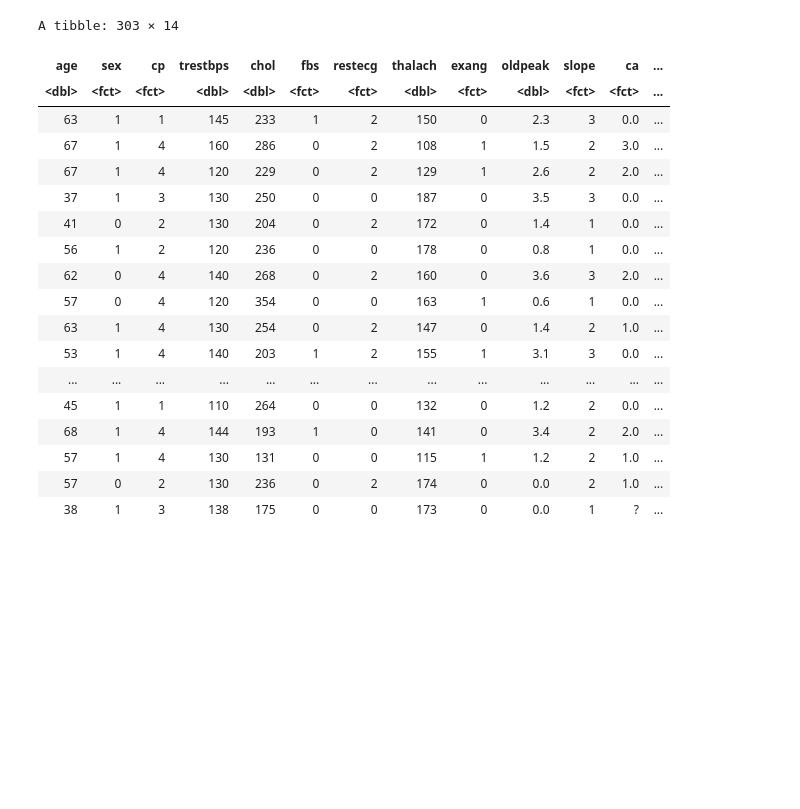
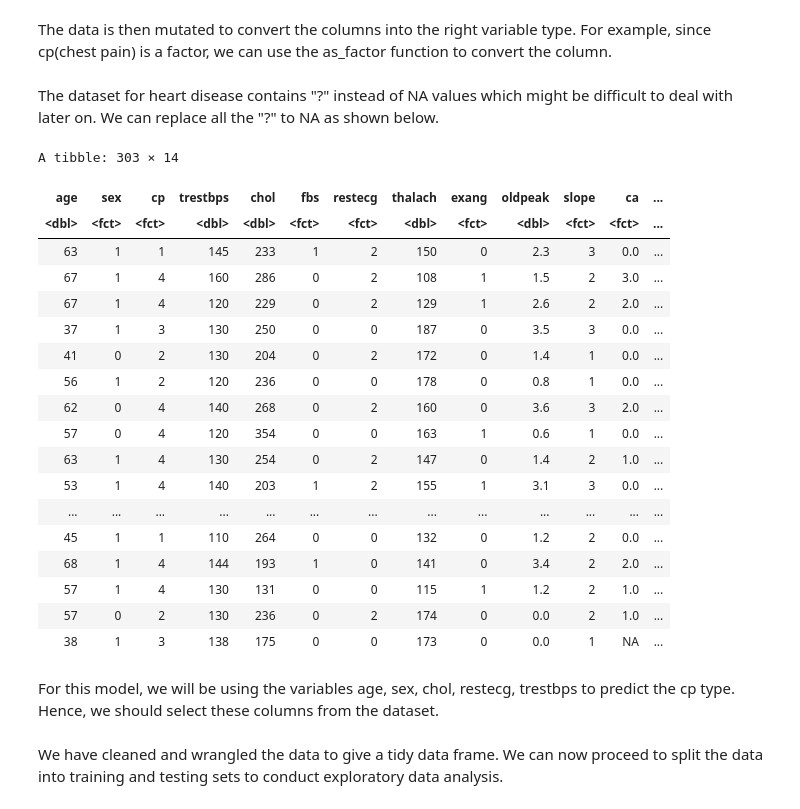
Before and after one commit to Yuvi-777/DSCI_Project_34_007, a Jupyter notebook: reading_cleveland_data.ipynb, the cells around one changed output. Cells and saved outputs as stored; diff of their text form; code cells hidden in the pictures; blank space fills up the shorter version.

```diff
--- a/reading_cleveland_data.ipynb
+++ b/reading_cleveland_data.ipynb
@@ -72,3 +35,5 @@ A spec_tbl_df: 303 × 14
+# %% [markdown]
+The data is then mutated to convert the columns into the right variable type. For example, since cp(chest pain) is a factor, we can use the as_factor function to convert the column.
 # %%
  cd_mutate <- cleveland_data |>
 mutate(sex = as_factor(sex)) |>
@@ -80,24 +45,30 @@ mutate(slope = as_factor(slope)) |>
 mutate(ca = as_factor(ca)) |>
 mutate(thal = as_factor(thal)) |>
 mutate(num = as_factor(num))
-cd_mutate
-# %% [output]
-A tibble: 303 × 14
-| age | sex | cp | trestbps | chol | fbs | restecg | thalach | exang | oldpeak | slope | ca | ... |
-| <dbl> | <fct> | <fct> | <dbl> | <dbl> | <fct> | <fct> | <dbl> | <fct> | <dbl> | <fct> | <fct> | ... |
-| 63 | 1 | 1 | 145 | 233 | 1 | 2 | 150 | 0 | 2.3 | 3 | 0.0 | ... |
-| 67 | 1 | 4 | 160 | 286 | 0 | 2 | 108 | 1 | 1.5 | 2 | 3.0 | ... |
-| 67 | 1 | 4 | 120 | 229 | 0 | 2 | 129 | 1 | 2.6 | 2 | 2.0 | ... |
-| 37 | 1 | 3 | 130 | 250 | 0 | 0 | 187 | 0 | 3.5 | 3 | 0.0 | ... |
-| 41 | 0 | 2 | 130 | 204 | 0 | 2 | 172 | 0 | 1.4 | 1 | 0.0 | ... |
-| 56 | 1 | 2 | 120 | 236 | 0 | 0 | 178 | 0 | 0.8 | 1 | 0.0 | ... |
-| 62 | 0 | 4 | 140 | 268 | 0 | 2 | 160 | 0 | 3.6 | 3 | 2.0 | ... |
-| 57 | 0 | 4 | 120 | 354 | 0 | 0 | 163 | 1 | 0.6 | 1 | 0.0 | ... |
-| 63 | 1 | 4 | 130 | 254 | 0 | 2 | 147 | 0 | 1.4 | 2 | 1.0 | ... |
-| 53 | 1 | 4 | 140 | 203 | 1 | 2 | 155 | 1 | 3.1 | 3 | 0.0 | ... |
-| ... | ... | ... | ... | ... | ... | ... | ... | ... | ... | ... | ... | ... |
-| 45 | 1 | 1 | 110 | 264 | 0 | 0 | 132 | 0 | 1.2 | 2 | 0.0 | ... |
-| 68 | 1 | 4 | 144 | 193 | 1 | 0 | 141 | 0 | 3.4 | 2 | 2.0 | ... |
-| 57 | 1 | 4 | 130 | 131 | 0 | 0 | 115 | 1 | 1.2 | 2 | 1.0 | ... |
-| 57 | 0 | 2 | 130 | 236 | 0 | 2 | 174 | 0 | 0.0 | 2 | 1.0 | ... |
-| 38 | 1 | 3 | 138 | 175 | 0 | 0 | 173 | 0 | 0.0 | 1 | ? | ... |
+# %% [markdown]
+The dataset for heart disease contains "?" instead of NA values which might be difficult to deal with later on. We can replace all the "?" to NA as shown below.
+# %%
+cd_mutate[cd_mutate == "?"] <- NA
+cd_mutate
+# %% [output]
+A tibble: 303 × 14
+| age | sex | cp | trestbps | chol | fbs | restecg | thalach | exang | oldpeak | slope | ca | ... |
+| <dbl> | <fct> | <fct> | <dbl> | <dbl> | <fct> | <fct> | <dbl> | <fct> | <dbl> | <fct> | <fct> | ... |
+| 63 | 1 | 1 | 145 | 233 | 1 | 2 | 150 | 0 | 2.3 | 3 | 0.0 | ... |
+| 67 | 1 | 4 | 160 | 286 | 0 | 2 | 108 | 1 | 1.5 | 2 | 3.0 | ... |
+| 67 | 1 | 4 | 120 | 229 | 0 | 2 | 129 | 1 | 2.6 | 2 | 2.0 | ... |
+| 37 | 1 | 3 | 130 | 250 | 0 | 0 | 187 | 0 | 3.5 | 3 | 0.0 | ... |
+| 41 | 0 | 2 | 130 | 204 | 0 | 2 | 172 | 0 | 1.4 | 1 | 0.0 | ... |
+| 56 | 1 | 2 | 120 | 236 | 0 | 0 | 178 | 0 | 0.8 | 1 | 0.0 | ... |
+| 62 | 0 | 4 | 140 | 268 | 0 | 2 | 160 | 0 | 3.6 | 3 | 2.0 | ... |
+| 57 | 0 | 4 | 120 | 354 | 0 | 0 | 163 | 1 | 0.6 | 1 | 0.0 | ... |
+| 63 | 1 | 4 | 130 | 254 | 0 | 2 | 147 | 0 | 1.4 | 2 | 1.0 | ... |
+| 53 | 1 | 4 | 140 | 203 | 1 | 2 | 155 | 1 | 3.1 | 3 | 0.0 | ... |
+| ... | ... | ... | ... | ... | ... | ... | ... | ... | ... | ... | ... | ... |
+| 45 | 1 | 1 | 110 | 264 | 0 | 0 | 132 | 0 | 1.2 | 2 | 0.0 | ... |
+| 68 | 1 | 4 | 144 | 193 | 1 | 0 | 141 | 0 | 3.4 | 2 | 2.0 | ... |
+| 57 | 1 | 4 | 130 | 131 | 0 | 0 | 115 | 1 | 1.2 | 2 | 1.0 | ... |
+| 57 | 0 | 2 | 130 | 236 | 0 | 2 | 174 | 0 | 0.0 | 2 | 1.0 | ... |
+| 38 | 1 | 3 | 138 | 175 | 0 | 0 | 173 | 0 | 0.0 | 1 | NA | ... |
+# %% [markdown]
+For this model, we will be using the variables age, sex, chol, restecg, trestbps to predict the cp type. Hence, we should select these columns from the dataset.
@@ -104 +77,3 @@ A tibble: 303 × 14
+# %% [markdown]
+We have cleaned and wrangled the data to give a tidy data frame. We can now proceed to split the data into training and testing sets to conduct exploratory data analysis.
 # %%
```
Also changed, not shown: parts of 11 cells of this notebook.
